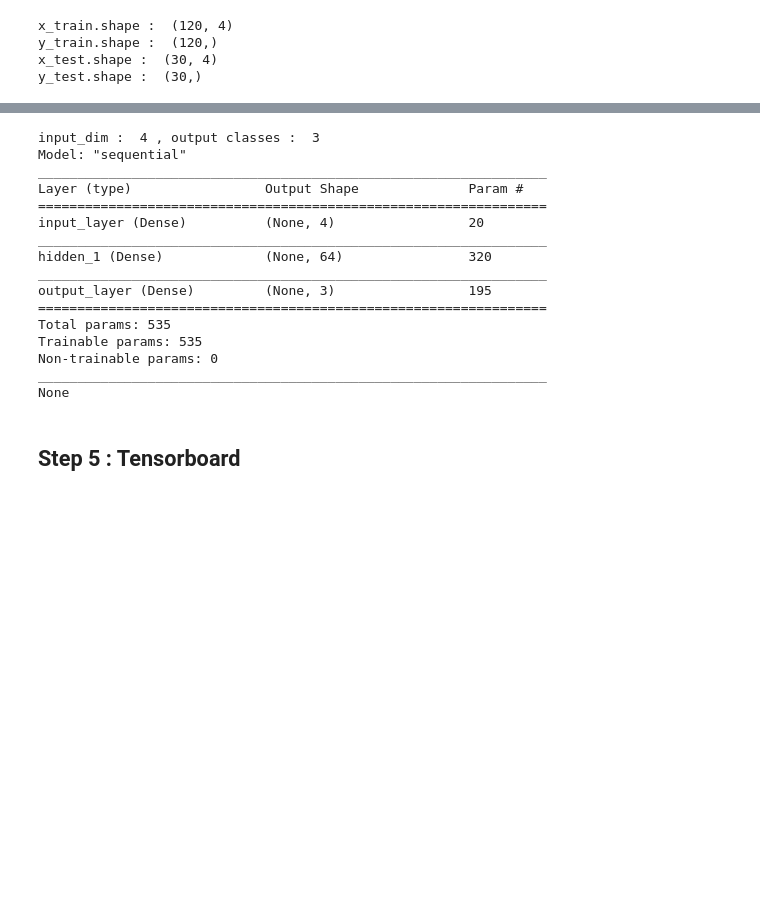
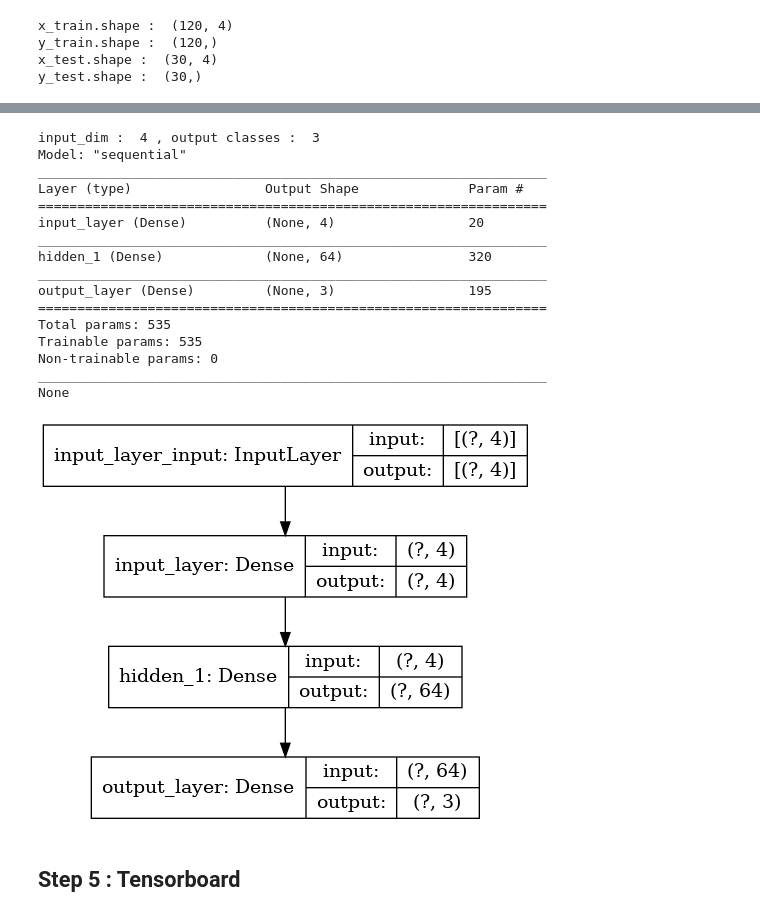
Before and after one commit to elephantscale/deep-learning-with-tensorflow-solutions, a Jupyter notebook: classifications/1-classification-iris.ipynb, the cells around one changed output, grey strips where cells are left out. Drawn from its saved outputs; the diff is of its cells as text; code cells hidden in the pictures; blank space fills up the shorter version.

```diff
--- a/classifications/1-classification-iris.ipynb
+++ b/classifications/1-classification-iris.ipynb
@@ -154,33 +154,36 @@ print ("input_dim : ", input_dim, ", output classes : ", output_clases)
 
 model = tf.keras.Sequential([
             tf.keras.layers.Dense(units=input_dim, activation=tf.nn.relu, input_dim=input_dim, name="input_layer"),
             tf.keras.layers.Dense(units=64, activation=tf.nn.relu, name="hidden_1"),
             tf.keras.layers.Dense(units=output_clases,  activation=tf.nn.softmax, name="output_layer")
             ])
 
 # loss = 'sparse_categorical_crossentropy'  or 'categorical_crossentropy'
 model.compile(loss='sparse_categorical_crossentropy',
                  optimizer=tf.keras.optimizers.Adam(), # or 'adam',
                  metrics=['accuracy'])
 
 print (model.summary())
+
+tf.keras.utils.plot_model(model, to_file='model.png', show_shapes=True)
 # %% [output]
 input_dim :  4 , output classes :  3
 Model: "sequential"
 _________________________________________________________________
 Layer (type)                 Output Shape              Param #
 =================================================================
 input_layer (Dense)          (None, 4)                 20
 _________________________________________________________________
 hidden_1 (Dense)             (None, 64)                320
 _________________________________________________________________
 output_layer (Dense)         (None, 3)                 195
 =================================================================
 Total params: 535
 Trainable params: 535
 Non-trainable params: 0
 _________________________________________________________________
 None
+[figure, added]
 # %% [markdown]
 ## Step 5 : Tensorboard
 # %%
```
Also changed, not shown: parts of 6 cells of this notebook, 7 other files.
